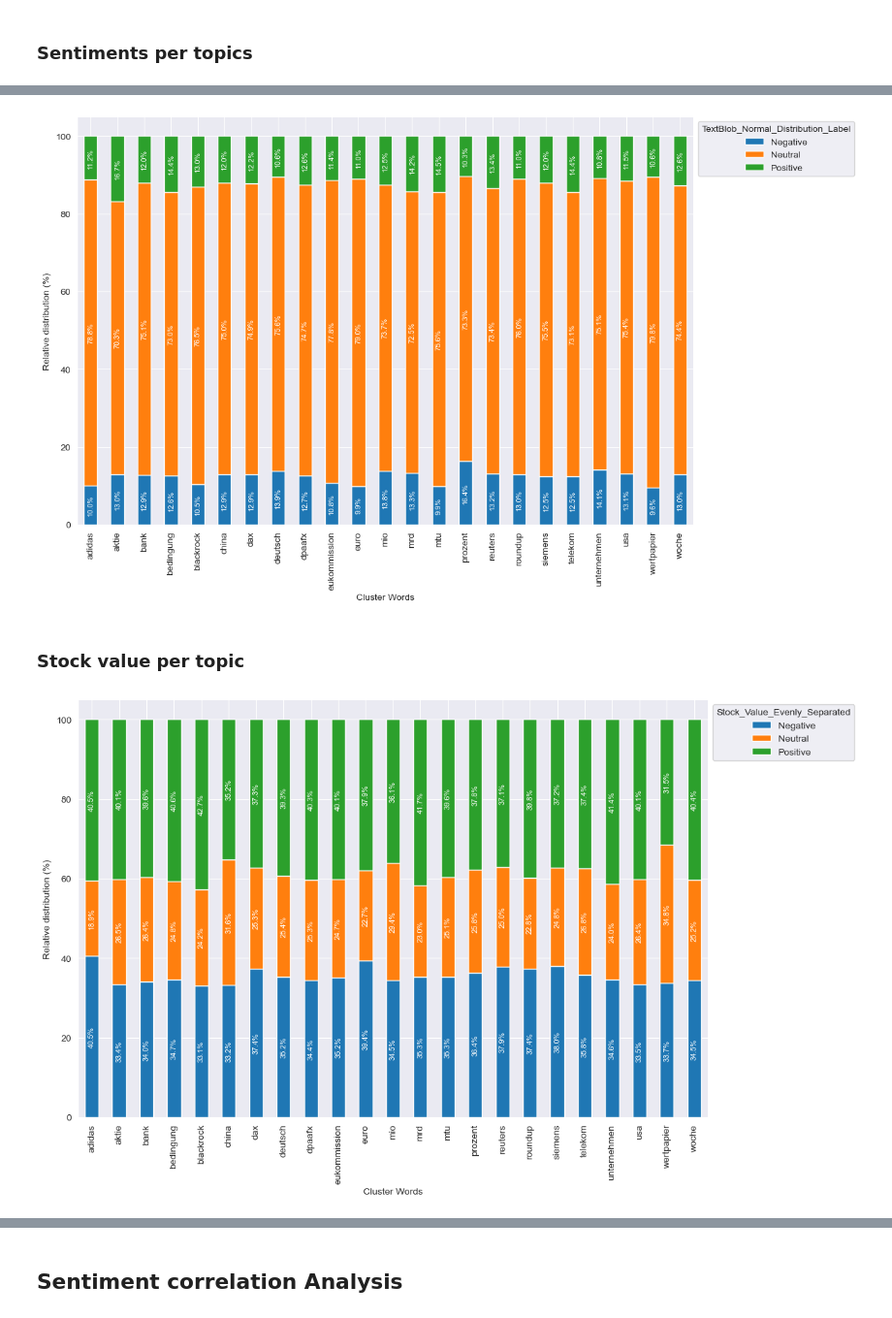
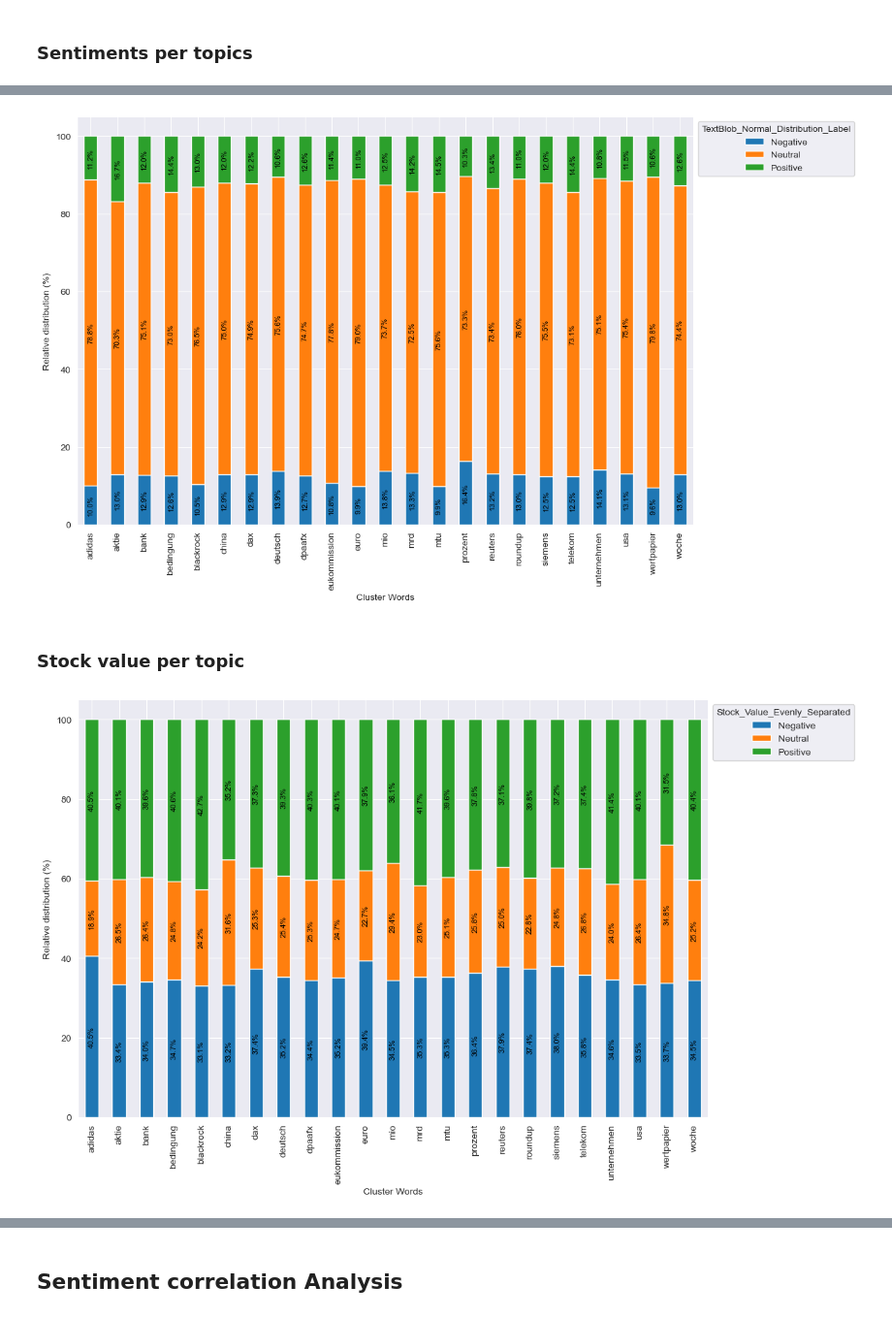
Before and after one commit to M-Mcknsn/NAK-Text-Analytics, a Jupyter notebook: src/relationship_analysis.ipynb, the cells around one changed output, grey strips where cells are left out. Shown at 97% size. Saved outputs shown, nothing was run; the diff lists cells and outputs as text; code cells hidden in the pictures.

Commit message:
White to Black in plots

```diff
--- a/src/relationship_analysis.ipynb
+++ b/src/relationship_analysis.ipynb
@@ -125,7 +125,7 @@ for p in ax.patches:
     width = p.get_width()
     height = p.get_height()
     x, y = p.get_xy()
-    ax.annotate(f'{height:.1f}%', (x + width/2, y + height/2), ha='center', va='center', rotation=90, fontsize=8, color='white')
+    ax.annotate(f'{height:.1f}%', (x + width/2, y + height/2), ha='center', va='center', rotation=90, fontsize=8, color='black')
 
 plt.xlabel('Cluster Words')
 plt.ylabel('Relative distribution (%)')
@@ -149,42 +149,42 @@ for p in ax.patches:
     width = p.get_width()
     height = p.get_height()
     x, y = p.get_xy()
-    ax.annotate(f'{height:.1f}%', (x + width/2, y + height/2), ha='center', va='center', rotation=90, fontsize=8, color='white')
+    ax.annotate(f'{height:.1f}%', (x + width/2, y + height/2), ha='center', va='center', rotation=90, fontsize=8, color='black')
 
 plt.xlabel('Cluster Words')
 plt.ylabel('Relative distribution (%)')
 plt.legend(title='TextBlob_Normal_Distribution_Label', loc='upper left', bbox_to_anchor=(1, 1))
 plt.show()
 # %% [output]
-[figure, old version]
+[figure, new version]
 # %% [markdown]
 ### Stock value per topic
 # %%
 # Stock_Value_Evenly_Separated: Distribution of Stock values per topic
 grouped_df = (df_merged_3_categories_topics.groupby(['cluster_words', 'Stock_Value_Evenly_Separated']).size().reset_index(name='Number_Entries'))
 
 # Calculate the relative distribution (percentage) for each row
 total_entries = grouped_df.groupby('cluster_words')['Number_Entries'].sum()
 grouped_df['Relative_distribution'] = grouped_df.apply(lambda row: (row['Number_Entries'] / total_entries[row['cluster_words']]) * 100, axis=1)
 pivot_table = pd.pivot_table(grouped_df, values='Relative_distribution', index='cluster_words', columns='Stock_Value_Evenly_Separated', fill_value=0)
 
 # Create chart
 ax = pivot_table.plot(kind='bar', stacked=True, figsize=(12, 8))
 
 # Insert percent values
 for idx, p in enumerate(ax.patches):
     width = p.get_width()
     height = p.get_height()
     x, y = p.get_xy()
     label_text = f'{height:.1f}%'
-    ax.annotate(label_text, (x + width / 2, y + height / 2), ha='center', va='center', rotation=90, fontsize=8, color = 'white')
+    ax.annotate(label_text, (x + width / 2, y + height / 2), ha='center', va='center', rotation=90, fontsize=8, color = 'black')
 
 plt.xlabel('Cluster Words')
 plt.ylabel('Relative distribution (%)')
 plt.legend(title='Stock_Value_Evenly_Separated', loc='upper left', bbox_to_anchor=(1, 1))
 plt.show()
 # %% [output]
-[figure, old version]
+[figure, new version]
 # %%
 # Stock_Value_Normal_Distribution: Distribution of Stock values per topic
 grouped_df = (df_merged_3_categories_topics.groupby(['cluster_words', 'Stock_Value_Normal_Distribution']).size().reset_index(name='Number_Entries'))
```
Also changed, not shown: parts of 2 cells of this notebook.
